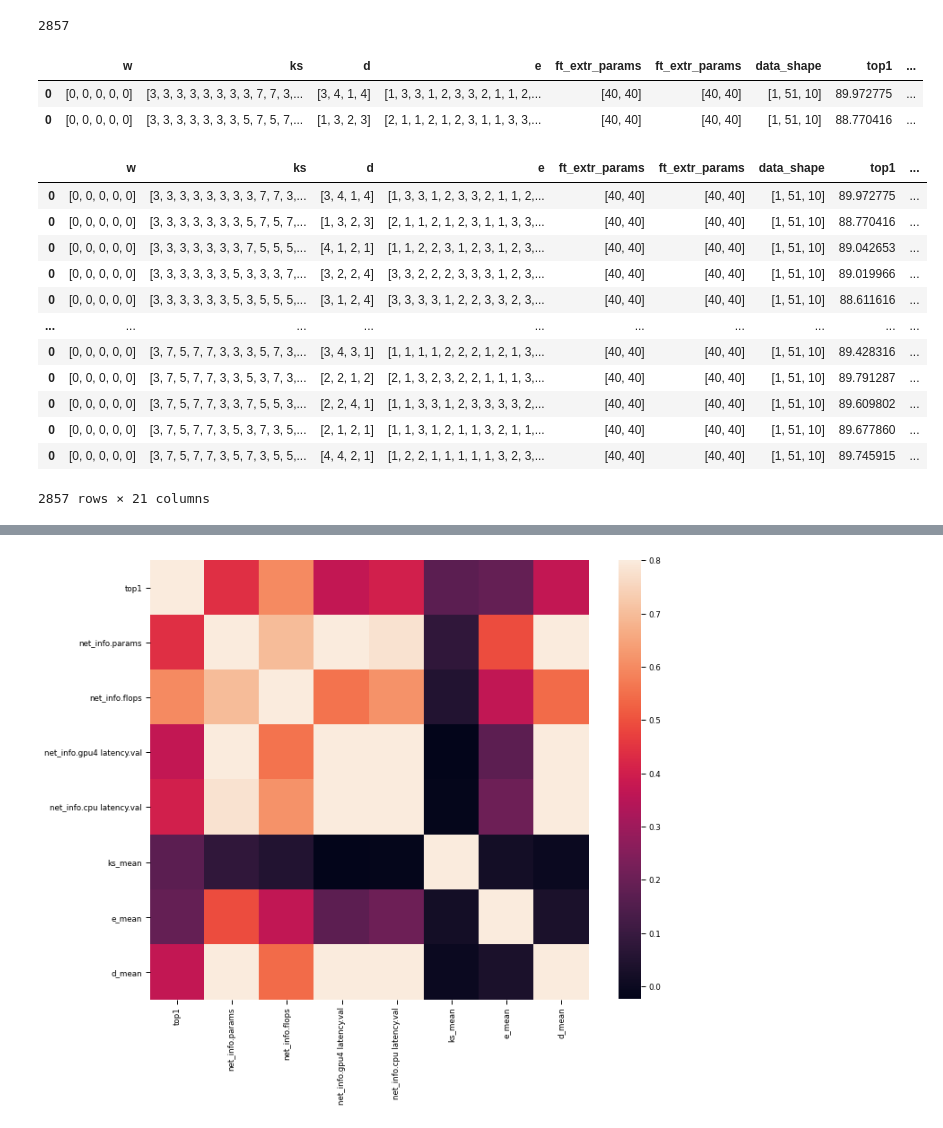
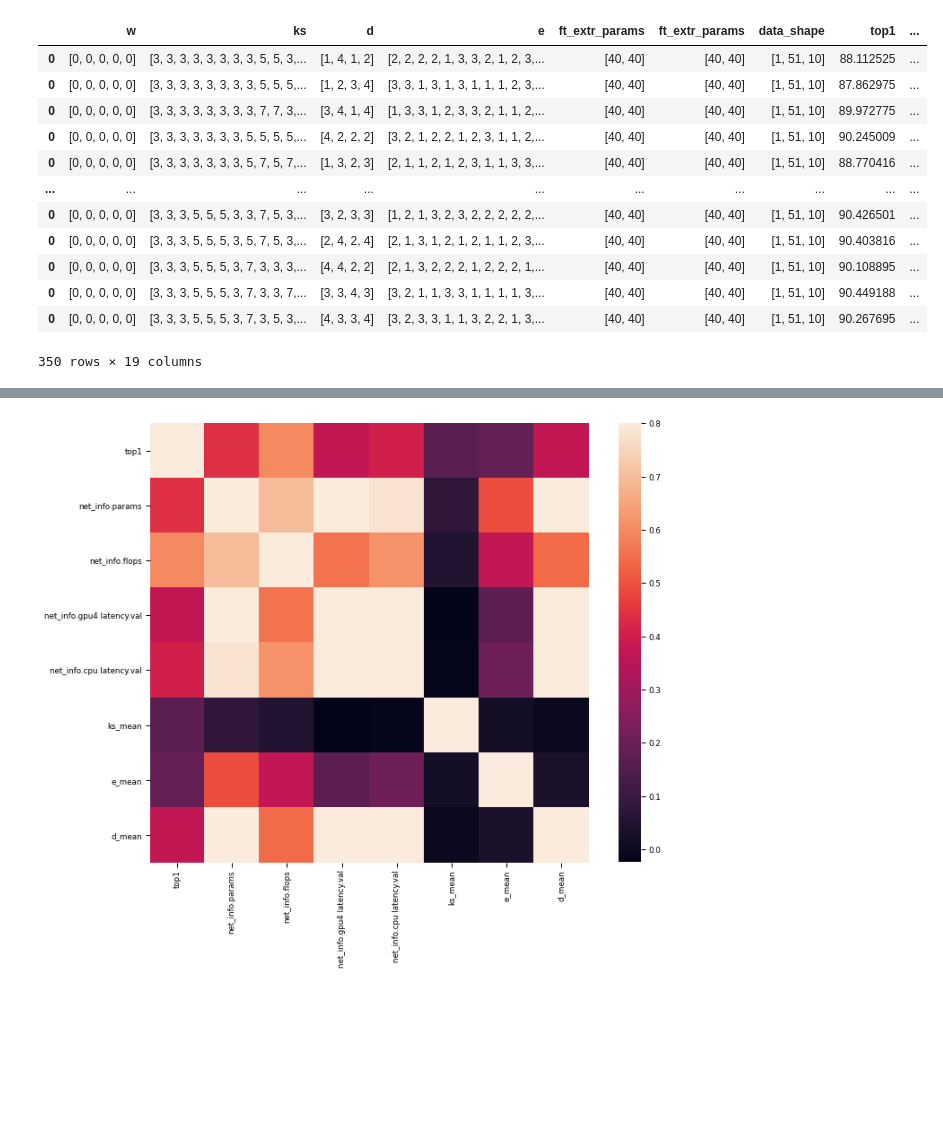
Before and after one commit to NielsEscarfail/FeatureExtractionKWS, a Jupyter notebook: ResultsVisualisation.ipynb, the cells around one changed output, grey strips where cells are left out. Cells and saved outputs as stored; diff of their text form; code cells hidden in the pictures; blank space fills up the shorter version.

```diff
--- a/ResultsVisualisation.ipynb
+++ b/ResultsVisualisation.ipynb
@@ -23,20 +52,33 @@ data = performance_dataset.load_dataset(ft_extr_params)
-# %%
-df = None
-for k, v in data.items():
-    if df is None:
-        df = pd.json_normalize(v)
-        df = pd.concat([pd.json_normalize(json.loads(k)), df], axis=1)
-    else:
-        row = pd.json_normalize(v)
-        row = pd.concat([pd.json_normalize(json.loads(k)), row], axis=1)
-        df = df.append(row)
-
-print(len(df))
-df.head(2)
-# %% [output]
-2857
-|  | w | ks | d | e | ft_extr_params | ft_extr_params | data_shape | top1 | ... |
-| 0 | [0, 0, 0, 0, 0] | [3, 3, 3, 3, 3, 3, 3, 3, 7, 7, 3,... | [3, 4, 1, 4] | [1, 3, 3, 1, 2, 3, 3, 2, 1, 1, 2,... | [40, 40] | [40, 40] | [1, 51, 10] | 89.972775 | ... |
-| 0 | [0, 0, 0, 0, 0] | [3, 3, 3, 3, 3, 3, 3, 5, 7, 5, 7,... | [1, 3, 2, 3] | [2, 1, 1, 2, 1, 2, 3, 1, 1, 3, 3,... | [40, 40] | [40, 40] | [1, 51, 10] | 88.770416 | ... |
+# %%
+if ft_extr_type == "mfcc":
+    n_mfcc_bins, ft_extr_params_list = get_mfcc_params(params_id)
+
+performance_dataset = PerformanceDataset(path, use_csv=False)
+
+df = None
+
+for ft_extr_params in ft_extr_params_list:
+    data = performance_dataset.load_dataset(ft_extr_params)
+    df_ft_extr_p = create_stats_df(data)
+    if df is None:
+        df = df_ft_extr_p
+    else:
+        df = pd.concat([df, df_ft_extr_p], axis=0)
+
+df
+# %% [output]
+|  | w | ks | d | e | ft_extr_params | ft_extr_params | data_shape | top1 | ... |
+| 0 | [0, 0, 0, 0, 0] | [3, 3, 3, 3, 3, 3, 3, 3, 5, 5, 3,... | [1, 4, 1, 2] | [2, 2, 2, 2, 1, 3, 3, 2, 1, 2, 3,... | [40, 40] | [40, 40] | [1, 51, 10] | 88.112525 | ... |
+| 0 | [0, 0, 0, 0, 0] | [3, 3, 3, 3, 3, 3, 3, 3, 5, 5, 5,... | [1, 2, 3, 4] | [3, 3, 1, 3, 1, 3, 1, 1, 1, 2, 3,... | [40, 40] | [40, 40] | [1, 51, 10] | 87.862975 | ... |
+| 0 | [0, 0, 0, 0, 0] | [3, 3, 3, 3, 3, 3, 3, 3, 7, 7, 3,... | [3, 4, 1, 4] | [1, 3, 3, 1, 2, 3, 3, 2, 1, 1, 2,... | [40, 40] | [40, 40] | [1, 51, 10] | 89.972775 | ... |
+| 0 | [0, 0, 0, 0, 0] | [3, 3, 3, 3, 3, 3, 3, 5, 5, 5, 5,... | [4, 2, 2, 2] | [3, 2, 1, 2, 2, 1, 2, 3, 1, 1, 2,... | [40, 40] | [40, 40] | [1, 51, 10] | 90.245009 | ... |
+| 0 | [0, 0, 0, 0, 0] | [3, 3, 3, 3, 3, 3, 3, 5, 7, 5, 7,... | [1, 3, 2, 3] | [2, 1, 1, 2, 1, 2, 3, 1, 1, 3, 3,... | [40, 40] | [40, 40] | [1, 51, 10] | 88.770416 | ... |
+| ... | ... | ... | ... | ... | ... | ... | ... | ... | ... |
+| 0 | [0, 0, 0, 0, 0] | [3, 3, 3, 5, 5, 5, 3, 3, 7, 5, 3,... | [3, 2, 3, 3] | [1, 2, 1, 3, 2, 3, 2, 2, 2, 2, 2,... | [40, 40] | [40, 40] | [1, 51, 10] | 90.426501 | ... |
+| 0 | [0, 0, 0, 0, 0] | [3, 3, 3, 5, 5, 5, 3, 5, 7, 5, 3,... | [2, 4, 2, 4] | [2, 1, 3, 1, 2, 1, 2, 1, 1, 2, 3,... | [40, 40] | [40, 40] | [1, 51, 10] | 90.403816 | ... |
+| 0 | [0, 0, 0, 0, 0] | [3, 3, 3, 5, 5, 5, 3, 7, 3, 3, 3,... | [4, 4, 2, 2] | [2, 1, 3, 2, 2, 2, 1, 2, 2, 2, 1,... | [40, 40] | [40, 40] | [1, 51, 10] | 90.108895 | ... |
+| 0 | [0, 0, 0, 0, 0] | [3, 3, 3, 5, 5, 5, 3, 7, 3, 3, 7,... | [3, 3, 4, 3] | [3, 2, 1, 1, 3, 3, 1, 1, 1, 1, 3,... | [40, 40] | [40, 40] | [1, 51, 10] | 90.449188 | ... |
+| 0 | [0, 0, 0, 0, 0] | [3, 3, 3, 5, 5, 5, 3, 7, 3, 5, 3,... | [4, 3, 3, 4] | [3, 2, 3, 3, 1, 1, 3, 2, 2, 1, 3,... | [40, 40] | [40, 40] | [1, 51, 10] | 90.267695 | ... |
+350 rows × 19 columns
 # %%
 df2 = df
@@ -43,31 +85,0 @@ df2 = df
-# %%
-import numpy as np
-ks_mean = np.mean(df['ks'].tolist(), axis=1)
-df2['ks_mean'] = ks_mean
-
-e_mean = np.mean(df['e'].tolist(), axis=1)
-df2['e_mean'] = e_mean
-
-d_mean = np.mean(df['d'].tolist(), axis=1)
-df2['d_mean'] = d_mean
-
-
-
-
-df2['acc_params_ratio'] = df['top1'] / df['net_info.params']
-df2['acc_flops_ratio'] = df['top1'] / df['net_info.flops']
-df2
-# %% [output]
-|  | w | ks | d | e | ft_extr_params | ft_extr_params | data_shape | top1 | ... |
-| 0 | [0, 0, 0, 0, 0] | [3, 3, 3, 3, 3, 3, 3, 3, 7, 7, 3,... | [3, 4, 1, 4] | [1, 3, 3, 1, 2, 3, 3, 2, 1, 1, 2,... | [40, 40] | [40, 40] | [1, 51, 10] | 89.972775 | ... |
-| 0 | [0, 0, 0, 0, 0] | [3, 3, 3, 3, 3, 3, 3, 5, 7, 5, 7,... | [1, 3, 2, 3] | [2, 1, 1, 2, 1, 2, 3, 1, 1, 3, 3,... | [40, 40] | [40, 40] | [1, 51, 10] | 88.770416 | ... |
-| 0 | [0, 0, 0, 0, 0] | [3, 3, 3, 3, 3, 3, 3, 7, 5, 5, 5,... | [4, 1, 2, 1] | [1, 1, 2, 2, 3, 1, 2, 3, 1, 2, 3,... | [40, 40] | [40, 40] | [1, 51, 10] | 89.042653 | ... |
-| 0 | [0, 0, 0, 0, 0] | [3, 3, 3, 3, 3, 3, 5, 3, 3, 3, 7,... | [3, 2, 2, 4] | [3, 3, 2, 2, 2, 3, 3, 3, 1, 2, 3,... | [40, 40] | [40, 40] | [1, 51, 10] | 89.019966 | ... |
-| 0 | [0, 0, 0, 0, 0] | [3, 3, 3, 3, 3, 3, 5, 3, 5, 5, 5,... | [3, 1, 2, 4] | [3, 3, 3, 3, 1, 2, 2, 3, 3, 2, 3,... | [40, 40] | [40, 40] | [1, 51, 10] | 88.611616 | ... |
-| ... | ... | ... | ... | ... | ... | ... | ... | ... | ... |
-| 0 | [0, 0, 0, 0, 0] | [3, 7, 5, 7, 7, 3, 3, 3, 5, 7, 3,... | [3, 4, 3, 1] | [1, 1, 1, 1, 2, 2, 2, 1, 2, 1, 3,... | [40, 40] | [40, 40] | [1, 51, 10] | 89.428316 | ... |
-| 0 | [0, 0, 0, 0, 0] | [3, 7, 5, 7, 7, 3, 3, 5, 3, 7, 3,... | [2, 2, 1, 2] | [2, 1, 3, 2, 3, 2, 2, 1, 1, 1, 3,... | [40, 40] | [40, 40] | [1, 51, 10] | 89.791287 | ... |
-| 0 | [0, 0, 0, 0, 0] | [3, 7, 5, 7, 7, 3, 3, 7, 5, 5, 3,... | [2, 2, 4, 1] | [1, 1, 3, 3, 1, 2, 3, 3, 3, 3, 2,... | [40, 40] | [40, 40] | [1, 51, 10] | 89.609802 | ... |
-| 0 | [0, 0, 0, 0, 0] | [3, 7, 5, 7, 7, 3, 5, 3, 7, 3, 5,... | [2, 1, 2, 1] | [1, 1, 3, 1, 2, 1, 1, 3, 2, 1, 1,... | [40, 40] | [40, 40] | [1, 51, 10] | 89.677860 | ... |
-| 0 | [0, 0, 0, 0, 0] | [3, 7, 5, 7, 7, 3, 5, 7, 3, 5, 5,... | [4, 4, 2, 1] | [1, 2, 2, 1, 1, 1, 1, 1, 3, 2, 3,... | [40, 40] | [40, 40] | [1, 51, 10] | 89.745915 | ... |
-2857 rows × 21 columns
```
Also changed, not shown: parts of 12 cells of this notebook, 2 other files.
